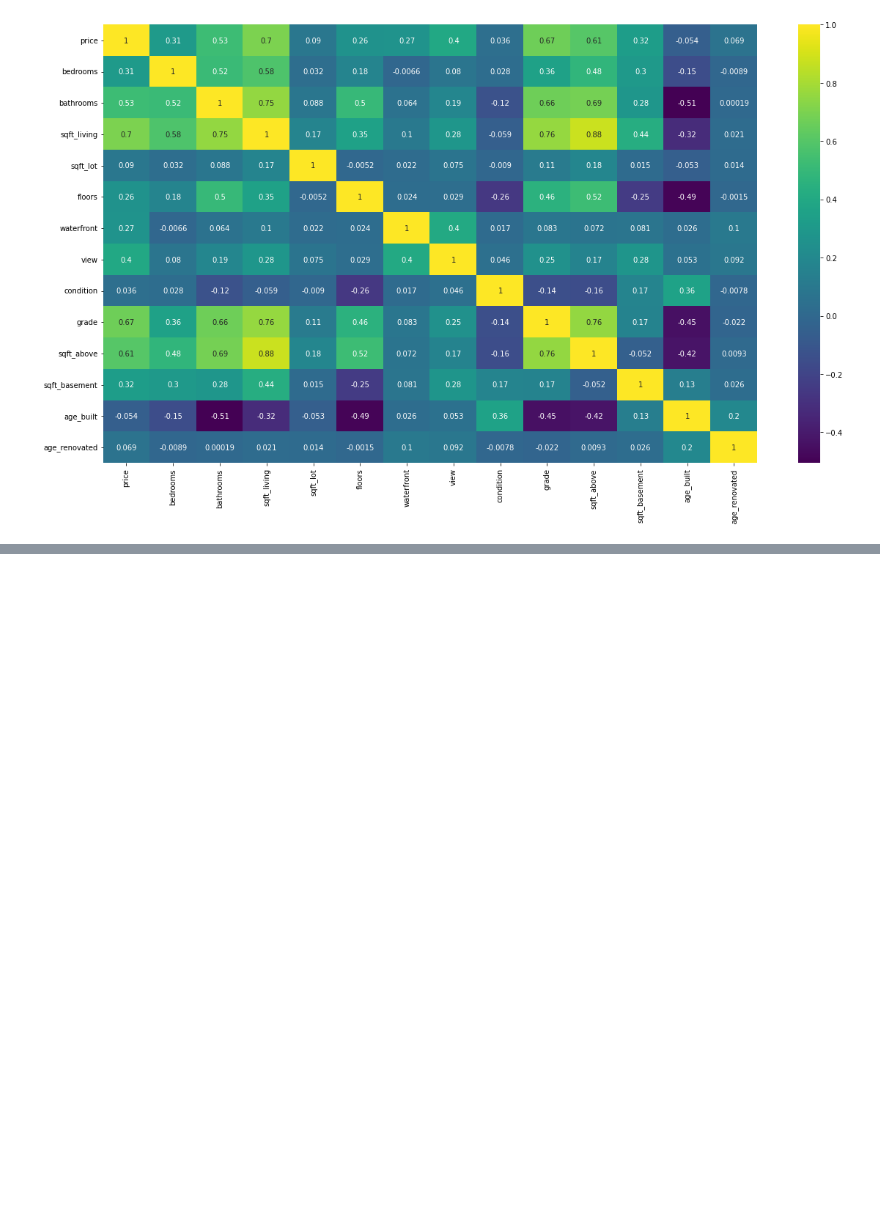
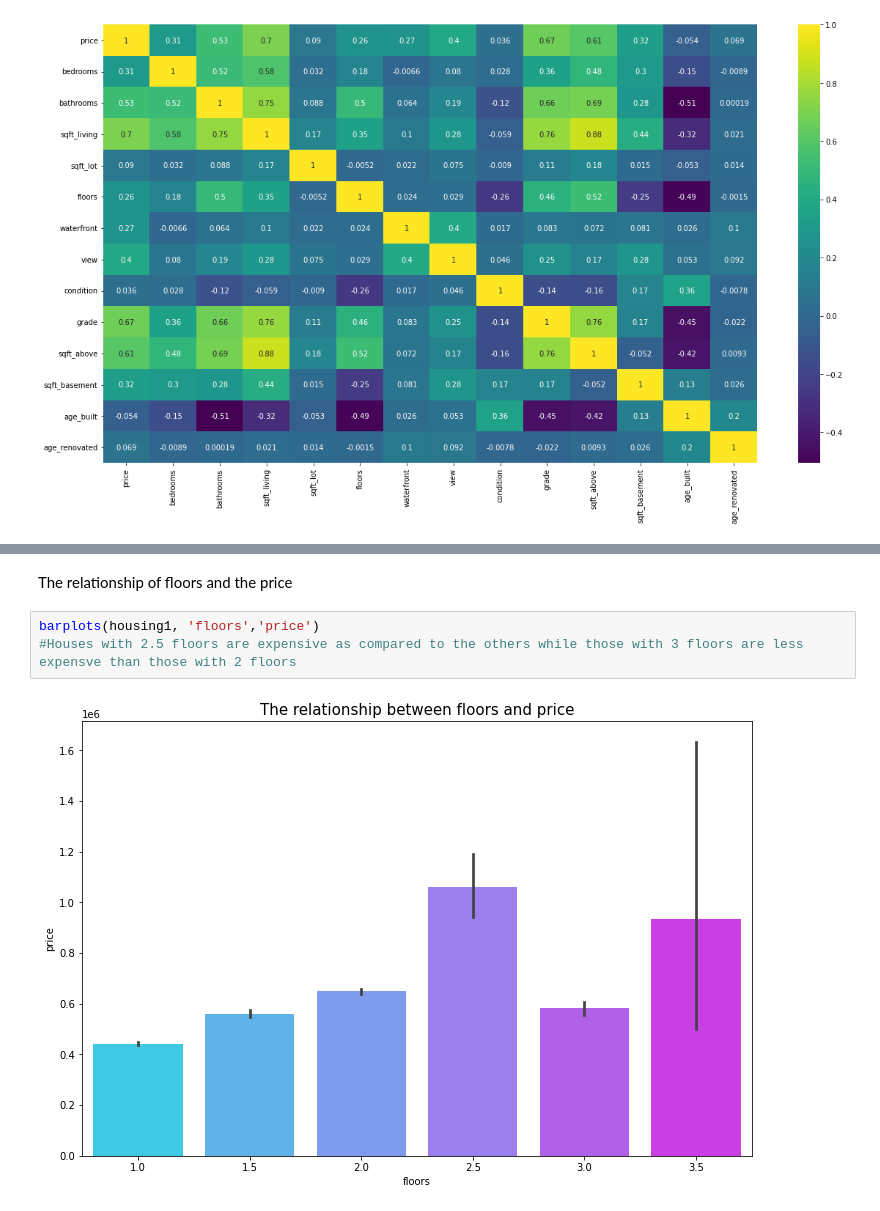
Before and after one commit to kipsangchepesa/Core12_moduleII-IP, a Jupyter notebook: Moringa_Data_Science_core12_ModuleII_W2_Independent_Project_2021_11_Kipsang_Nicholas_Machine_Learning_.ipynb, the cells around one changed output, grey strips where cells are left out. Drawn from its saved outputs; the diff is of its cells as text; blank space fills up the shorter version.

```diff
--- a/Moringa_Data_Science_core12_ModuleII_W2_Independent_Project_2021_11_Kipsang_Nicholas_Machine_Learning_.ipynb
+++ b/Moringa_Data_Science_core12_ModuleII_W2_Independent_Project_2021_11_Kipsang_Nicholas_Machine_Learning_.ipynb
@@ -338,0 +368,7 @@ plt.show()
+# %% [markdown]
+The relationship of floors and the price
+# %%
+barplots(housing1, 'floors','price')
+#Houses with 2.5 floors are expensive as compared to the others while those with 3 floors are less expensve than those with 2 floors
+# %% [output]
+[figure, added]
```
Also changed, not shown: parts of 9 cells of this notebook.
